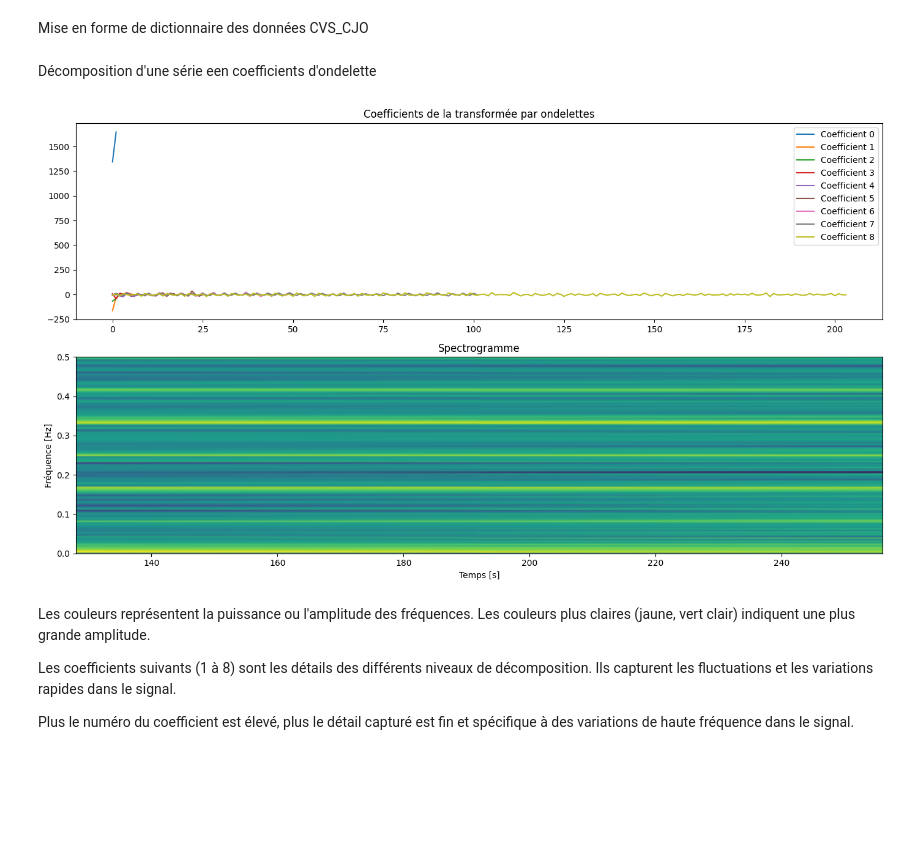
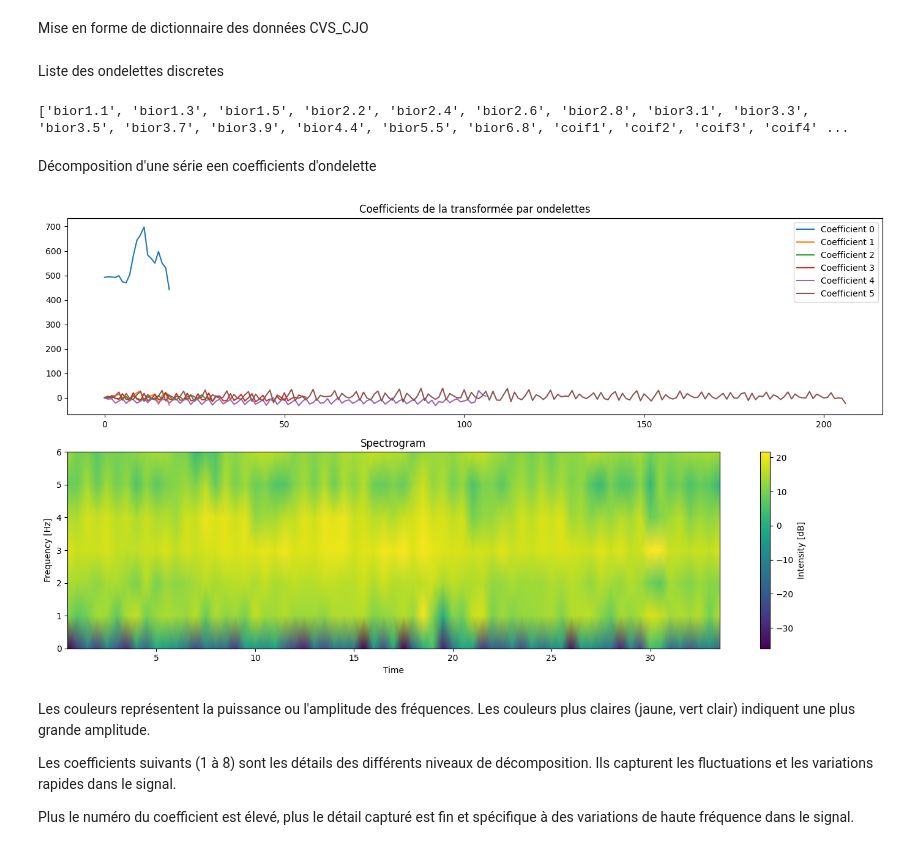
Before and after one commit to Gookd/Wavelet-Analysis-of-French-Production, a Jupyter notebook: Code/Wavelets.ipynb, the cells around one changed output. Saved outputs shown, nothing was run; the diff lists cells and outputs as text; code cells hidden in the pictures; blank space fills up the shorter version.

Commit message:
fix : spectrogram

```diff
--- a/Code/Wavelets.ipynb
+++ b/Code/Wavelets.ipynb
@@ -54,39 +54,51 @@ for i in range(0,nb_lignes_cvs_cjo):   #on parcourt les lignes
         cvs_cjo_dict[key].append(cvs_cjo_df.iloc[i,j])   #on ajoute chaque valeur à la liste vide précédemment crée
 
 #print(cvs_cjo_dict["Indice CVS-CJO de la production industrielle (base 100 en 2015) - Extraction d\'hydrocarbures (NAF rév. 2, niveau division, poste 06)"])   #test
+# %% [markdown]
+Liste des ondelettes discretes
+# %%
+print(pywt.wavelist(kind='discrete'))
+# %% [output]
+['bior1.1', 'bior1.3', 'bior1.5', 'bior2.2', 'bior2.4', 'bior2.6', 'bior2.8', 'bior3.1', 'bior3.3', 'bior3.5', 'bior3.7', 'bior3.9', 'bior4.4', 'bior5.5', 'bior6.8', 'coif1', 'coif2', 'coif3', 'coif4' ...
 # %% [markdown]
 Décomposition d'une série een coefficients d'ondelette
 # %%
 
-data = brut_dict["Indice brut de la production industrielle (base 100 en 2015) - Réparation et installation de machines et d\'équipements (NAF rév. 2, niveau division, poste 33)"]
+data = brut_dict["Indice brut de la production industrielle (base 100 en 2015) - Fabrication de produits en caoutchouc et en plastique (NAF rév. 2, niveau division, poste 22)"] #choisir la série statistique
 data = np.array(data)
 
 
 # Appliquer la transformée par ondelettes
-wavelet = 'db1'  # db1 est l'ondelette de Daubechies
+wavelet = 'db4'  #ondelette de Daubechies, de db1 à db38 en fonction de la précision souhaitée
 coeffs = pywt.wavedec(data, wavelet)
 
 # Affichage des coefficients de la transformée par ondelettes
 plt.figure(figsize=(14, 8))
 
 plt.subplot(2, 1, 1)
 for i, coeff in enumerate(coeffs):
     plt.plot(coeff, label=f'Coefficient {i}')
 plt.legend()
 plt.title('Coefficients de la transformée par ondelettes')
 
+# Paramètres du spectrogramme
+fs = 12  # Fréquence d'échantillonnage (1 point par mois, exprimé en années)
+nperseg = 12  # Nombre de points par segment (12 mois = 1 an)
+noverlap = 6  # Chevauchement de 6 points (6 mois)
+
 # Calculer et afficher le spectrogramme
 plt.subplot(2, 1, 2)
-frequencies, times, Sxx = spectrogram(data, fs=1.0, nperseg=256, noverlap=128)
+frequencies, times, Sxx = spectrogram(data, fs=fs, nperseg=nperseg, noverlap=noverlap)
 plt.pcolormesh(times, frequencies, 10 * np.log10(Sxx), shading='gouraud')
-plt.ylabel('Fréquence [Hz]')
-plt.xlabel('Temps [s]')
-plt.title('Spectrogramme')
+plt.ylabel('Frequency [Hz]')
+plt.xlabel('Time [years]')
+plt.title('Spectrogram')
+plt.colorbar(label='Intensity [dB]')
 
 plt.tight_layout()
 plt.show()
 # %% [output]
-[figure, old version]
+[figure, new version]
 # %% [markdown]
 Les couleurs représentent la puissance ou l'amplitude des fréquences. Les couleurs plus claires (jaune, vert clair) indiquent une plus grande amplitude.
 
```
